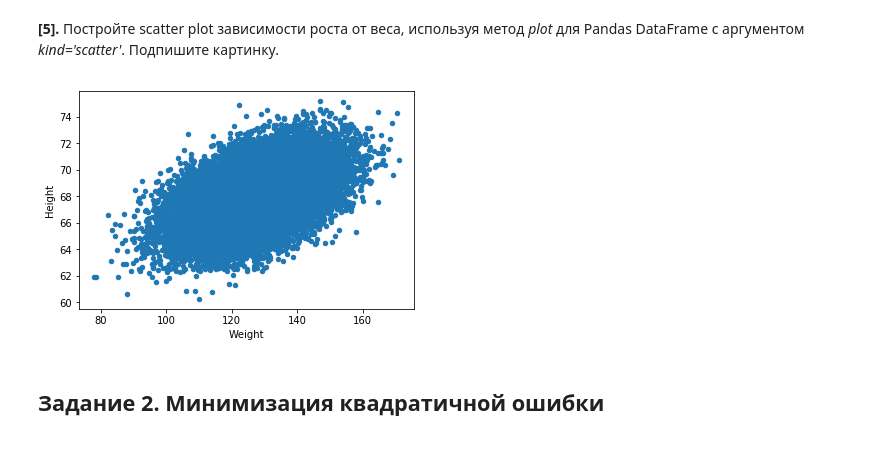
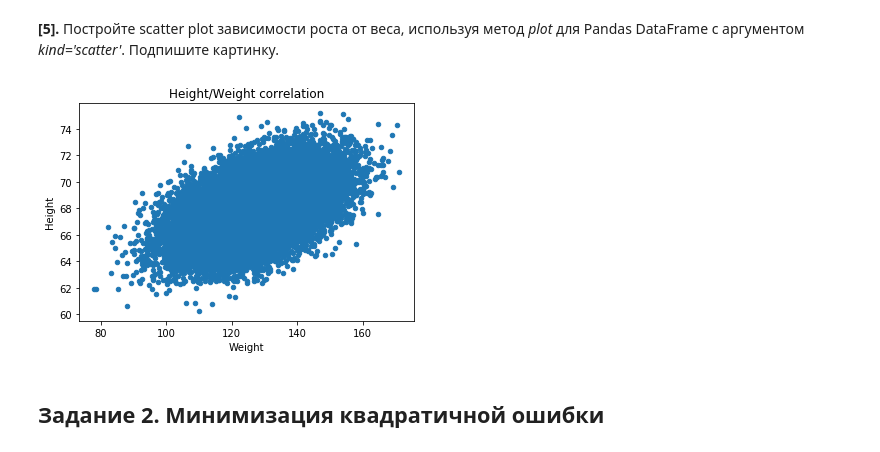
Before and after one commit to armavox/mldaspec, a Jupyter notebook: course2/notebooks/week1_peer_review_linreg_height_weight.ipynb, the cells around one changed output. Cells and saved outputs as stored; diff of their text form; code cells hidden in the pictures.

```diff
--- a/course2/notebooks/week1_peer_review_linreg_height_weight.ipynb
+++ b/course2/notebooks/week1_peer_review_linreg_height_weight.ipynb
@@ -115,8 +115,9 @@ plt.xlabel('Весовая категория');
 **[5].** Постройте scatter plot зависимости роста от веса, используя метод *plot* для Pandas DataFrame с аргументом *kind='scatter'*. Подпишите картинку.
 # %%
 data.plot(x='Weight', y='Height', kind='scatter');
+plt.title('Height/Weight correlation');
 # %% [output]
-[figure, old version]
+[figure, new version]
 # %% [markdown]
 ## Задание 2. Минимизация квадратичной ошибки
 # %% [markdown]
```
Also changed, not shown: parts of 6 cells of this notebook.
